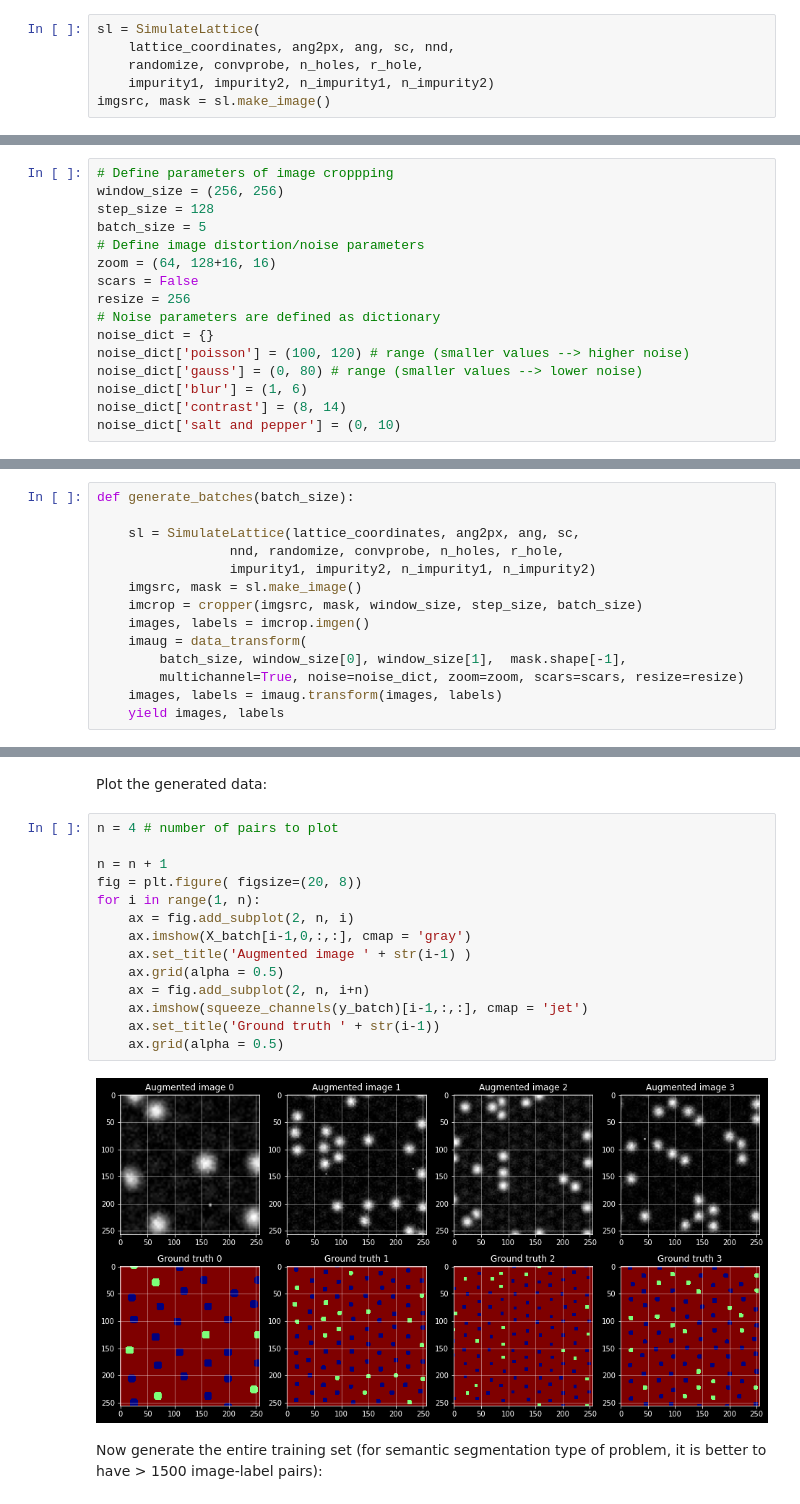
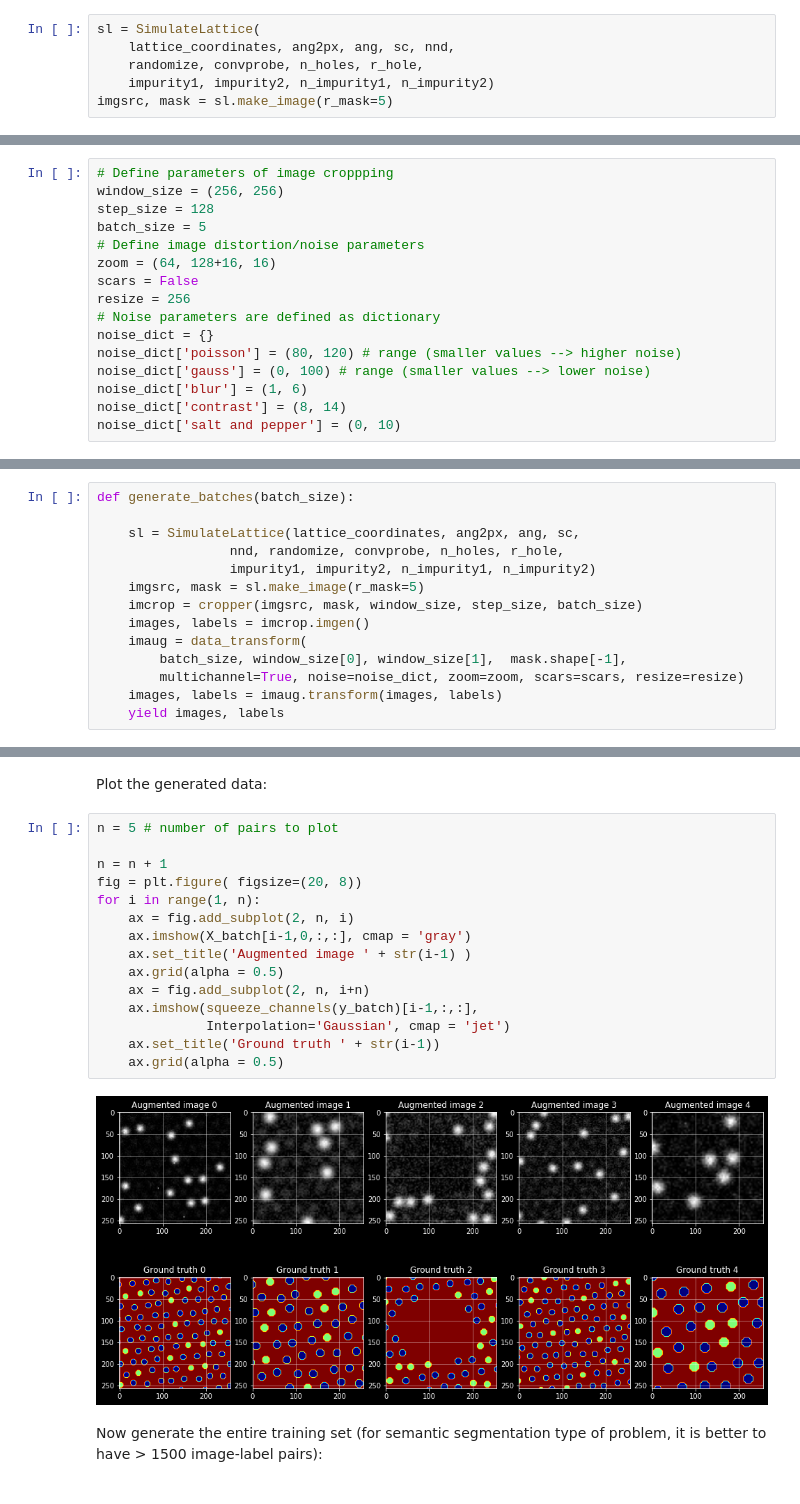
Before and after one commit to ziatdinovmax/AtomicImageSimulator, a Jupyter notebook: GenerateTrainingSet.ipynb, the cells around one changed output, grey strips where cells are left out. Drawn from its saved outputs; the diff is of its cells as text.

Commit message:
Update r_mask default value

```diff
--- a/GenerateTrainingSet.ipynb
+++ b/GenerateTrainingSet.ipynb
@@ -71,7 +71,7 @@ sl = SimulateLattice(
     lattice_coordinates, ang2px, ang, sc, nnd,
     randomize, convprobe, n_holes, r_hole,
     impurity1, impurity2, n_impurity1, n_impurity2)
-imgsrc, mask = sl.make_image()
+imgsrc, mask = sl.make_image(r_mask=5)
 # %% [markdown]
 Plot a result:
 # %%
@@ -97,8 +97,8 @@ scars = False
 resize = 256
 # Noise parameters are defined as dictionary
 noise_dict = {}
-noise_dict['poisson'] = (100, 120) # range (smaller values --> higher noise)
-noise_dict['gauss'] = (0, 80) # range (smaller values --> lower noise)
+noise_dict['poisson'] = (80, 120) # range (smaller values --> higher noise)
+noise_dict['gauss'] = (0, 100) # range (smaller values --> lower noise)
 noise_dict['blur'] = (1, 6)
 noise_dict['contrast'] = (8, 14)
 noise_dict['salt and pepper'] = (0, 10)
@@ -112,7 +112,7 @@ def generate_batches(batch_size):
     sl = SimulateLattice(lattice_coordinates, ang2px, ang, sc,
                  nnd, randomize, convprobe, n_holes, r_hole,
                  impurity1, impurity2, n_impurity1, n_impurity2)
-    imgsrc, mask = sl.make_image()
+    imgsrc, mask = sl.make_image(r_mask=5)
     imcrop = cropper(imgsrc, mask, window_size, step_size, batch_size)
     images, labels = imcrop.imgen()
     imaug = data_transform(
@@ -127,21 +127,22 @@ X_batch, y_batch = next(generate_batches(batch_size=10))
 # %% [markdown]
 Plot the generated data:
 # %%
-n = 4 # number of pairs to plot
+n = 5 # number of pairs to plot
 
 n = n + 1
 fig = plt.figure( figsize=(20, 8))
 for i in range(1, n):
     ax = fig.add_subplot(2, n, i)
     ax.imshow(X_batch[i-1,0,:,:], cmap = 'gray')
     ax.set_title('Augmented image ' + str(i-1) )
     ax.grid(alpha = 0.5)
     ax = fig.add_subplot(2, n, i+n)
-    ax.imshow(squeeze_channels(y_batch)[i-1,:,:], cmap = 'jet')
+    ax.imshow(squeeze_channels(y_batch)[i-1,:,:],
+              Interpolation='Gaussian', cmap = 'jet')
     ax.set_title('Ground truth ' + str(i-1))
     ax.grid(alpha = 0.5)
 # %% [output]
-[figure, old version]
+[figure, new version]
 # %% [markdown]
 Now generate the entire training set (for semantic segmentation type of problem, it is better to have > 1500 image-label pairs):
 # %%
```
Also changed, not shown: parts of 3 cells of this notebook.
